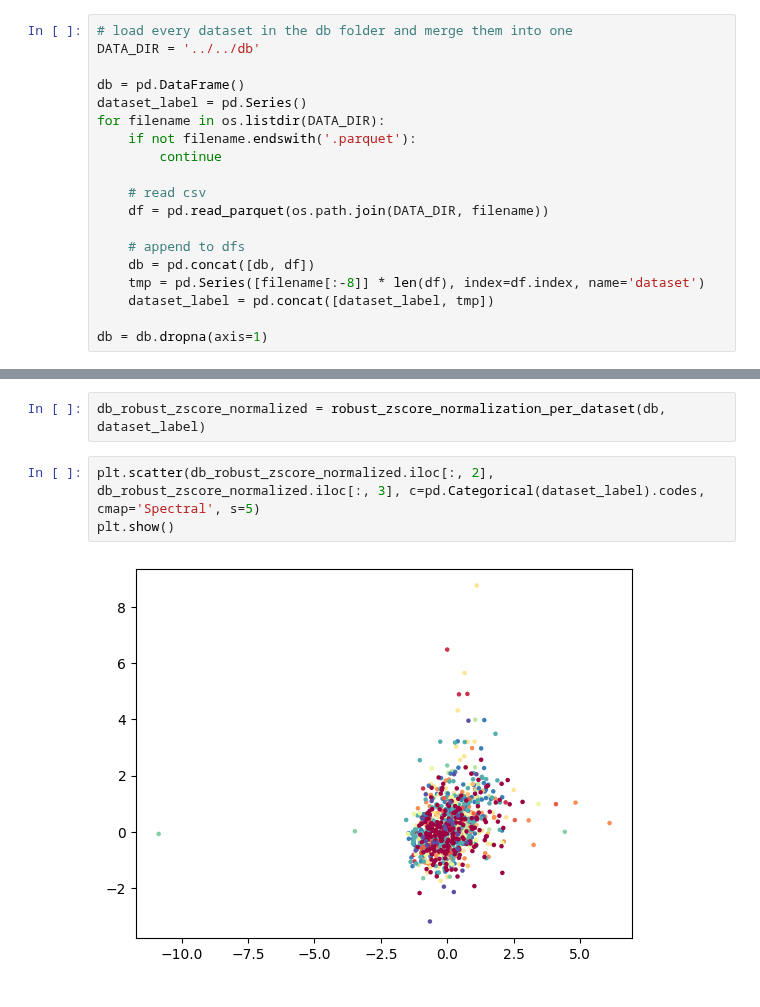
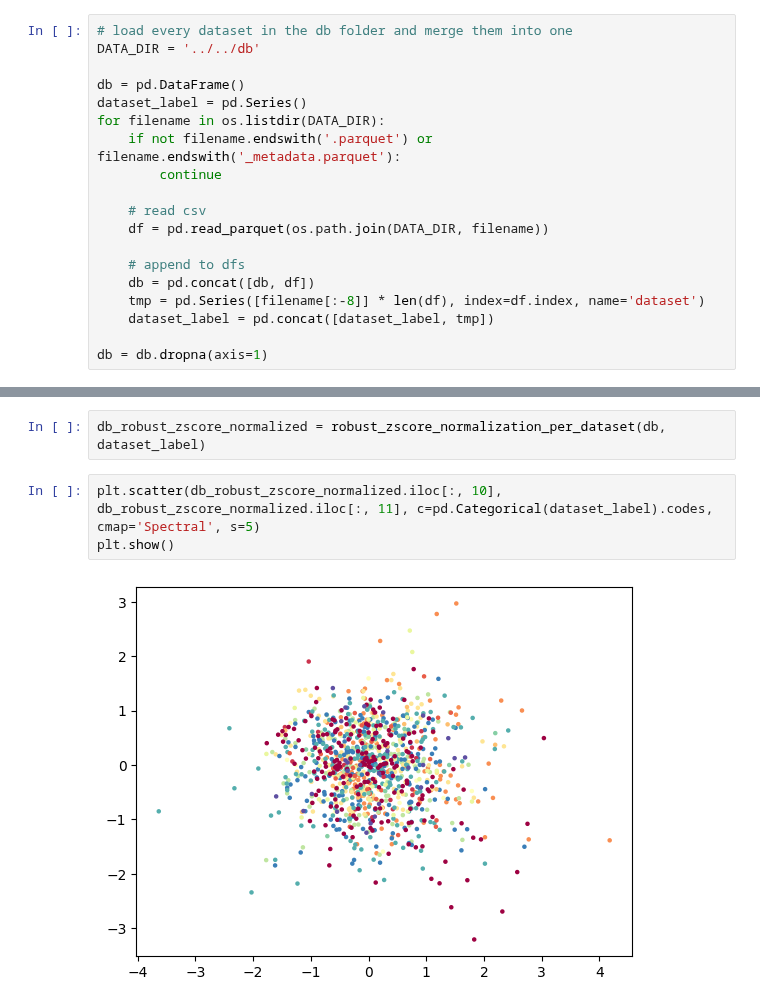
Before and after one commit to MaciejPiernik/ibd, a Jupyter notebook: ibd/notebooks/experiment_playground.ipynb, the cells around one changed output, grey strips where cells are left out. Cells and saved outputs as stored; diff of their text form.

Commit message:
Metadata extraction

```diff
--- a/ibd/notebooks/experiment_playground.ipynb
+++ b/ibd/notebooks/experiment_playground.ipynb
@@ -14,7 +15,7 @@ DATA_DIR = '../../db'
 db = pd.DataFrame()
 dataset_label = pd.Series()
 for filename in os.listdir(DATA_DIR):
-    if not filename.endswith('.parquet'):
+    if not filename.endswith('.parquet') or filename.endswith('_metadata.parquet'):
         continue
 
     # read csv
@@ -125,10 +137,10 @@ See the caveats in the documentation: https://pandas.pydata.org/pandas-docs/stab
 # %%
 db_robust_zscore_normalized = robust_zscore_normalization_per_dataset(db, dataset_label)
 # %%
-plt.scatter(db_robust_zscore_normalized.iloc[:, 2], db_robust_zscore_normalized.iloc[:, 3], c=pd.Categorical(dataset_label).codes, cmap='Spectral', s=5)
+plt.scatter(db_robust_zscore_normalized.iloc[:, 10], db_robust_zscore_normalized.iloc[:, 11], c=pd.Categorical(dataset_label).codes, cmap='Spectral', s=5)
 plt.show()
 # %% [output]
-[figure, old version]
+[figure, new version]
 # %%
 # Create UMAP embedding
 umap_embedding = umap.UMAP().fit_transform(db_robust_zscore_normalized)
```
Also changed, not shown: parts of 5 cells of this notebook, 2 other files.
